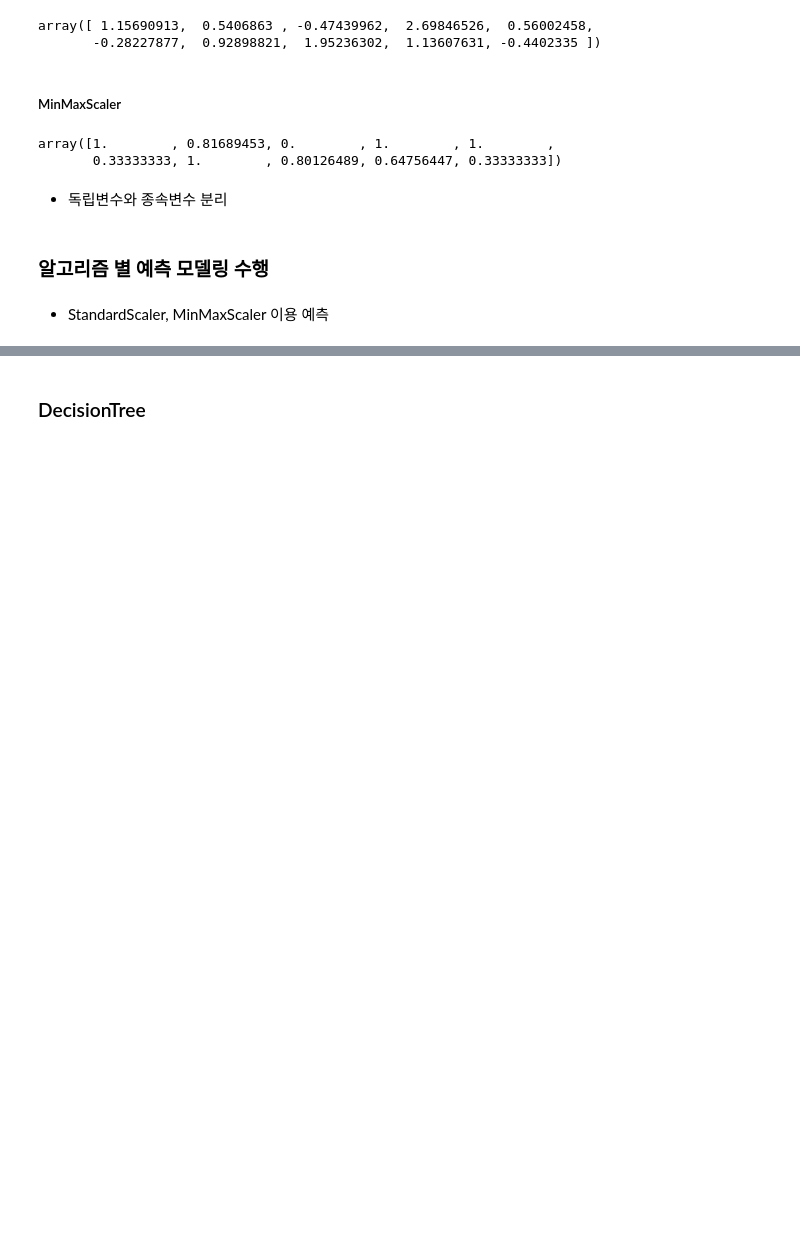
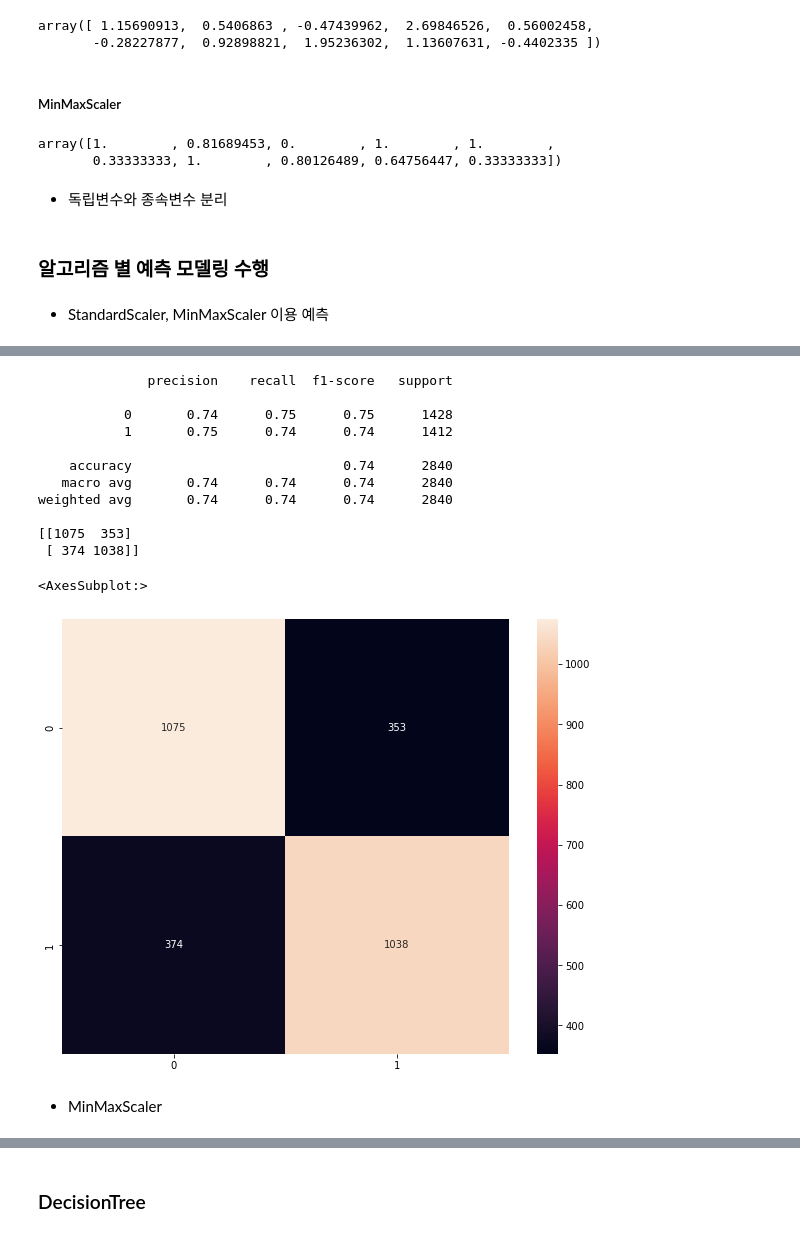
Before and after one commit to syee22/Brain_Stroke, a Jupyter notebook: code.ipynb, the cells around one changed output, grey strips where cells are left out. Cells and saved outputs as stored; diff of their text form; code cells hidden in the pictures; blank space fills up the shorter version.

```diff
--- a/code.ipynb
+++ b/code.ipynb
@@ -371,0 +326,3 @@ X_test.shape,y_test.shape
+# %%
+nb_scores= classification_report(y_test,nb_pred)
+print(nb_scores)
@@ -371,0 +352,26 @@ X_test.shape,y_test.shape
+# %%
+X_train,X_test,y_train,y_test = train_test_split(X_standard,y,test_size=0.3,random_state=0)
+nb =  GaussianNB().fit(X_train,y_train)
+nb_pred = nb.predict(X_test)
+con_mat = confusion_matrix(y_test,nb_pred)
+# %%
+nb_standardx_scores= classification_report(y_test,nb_pred)
+print(nb_scores)
+cm = confusion_matrix(y_test,nb_pred)
+print(cm)
+plt.figure(figsize=(10,8))
+sns.heatmap(cm,annot=True,fmt='d')
+# %% [output]
+              precision    recall  f1-score   support
+
+           0       0.74      0.75      0.75      1428
+           1       0.75      0.74      0.74      1412
+
+    accuracy                           0.74      2840
+   macro avg       0.74      0.74      0.74      2840
+weighted avg       0.74      0.74      0.74      2840
+
+[[1075  353]
+ [ 374 1038]]
+<AxesSubplot:>
+[figure, added]
@@ -371,0 +380,2 @@ X_test.shape,y_test.shape
+# %% [markdown]
+- MinMaxScaler
```
Also changed, not shown: parts of 121 cells of this notebook.
